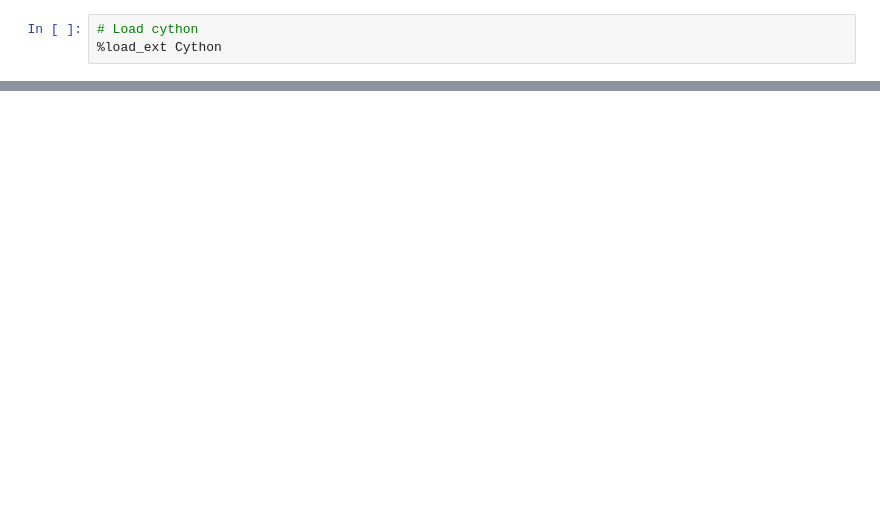
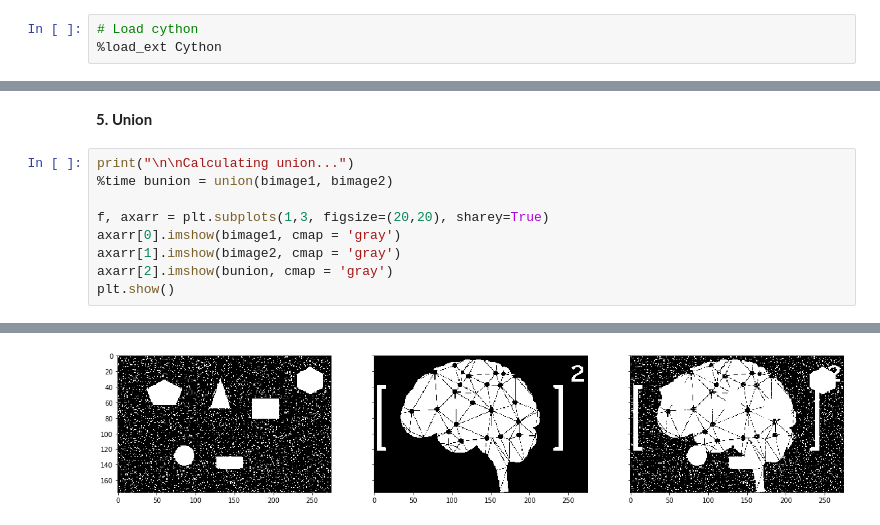
Before and after one commit to bryanblancas/ImageAnalysis, a Jupyter notebook: P4_SetMathematicalMorphology/IA_04_2016630031_BPBI.ipynb, the cells around one changed output, grey strips where cells are left out. Drawn from its saved outputs; the diff is of its cells as text; blank space fills up the shorter version.

```diff
--- a/P4_SetMathematicalMorphology/IA_04_2016630031_BPBI.ipynb
+++ b/P4_SetMathematicalMorphology/IA_04_2016630031_BPBI.ipynb
@@ -500,0 +554,12 @@ Wall time: 385 ms
+# %% [markdown]
+**5. Union**
+# %%
+print("\n\nCalculating union...")
+%time bunion = union(bimage1, bimage2)
+
+f, axarr = plt.subplots(1,3, figsize=(20,20), sharey=True)
+axarr[0].imshow(bimage1, cmap = 'gray')
+axarr[1].imshow(bimage2, cmap = 'gray')
+axarr[2].imshow(bunion, cmap = 'gray')
+plt.show()
+# %% [output]
@@ -500,0 +569 @@ Wall time: 385 ms
+[figure, added]
```
Also changed, not shown: parts of 26 cells of this notebook, 17 other files.
